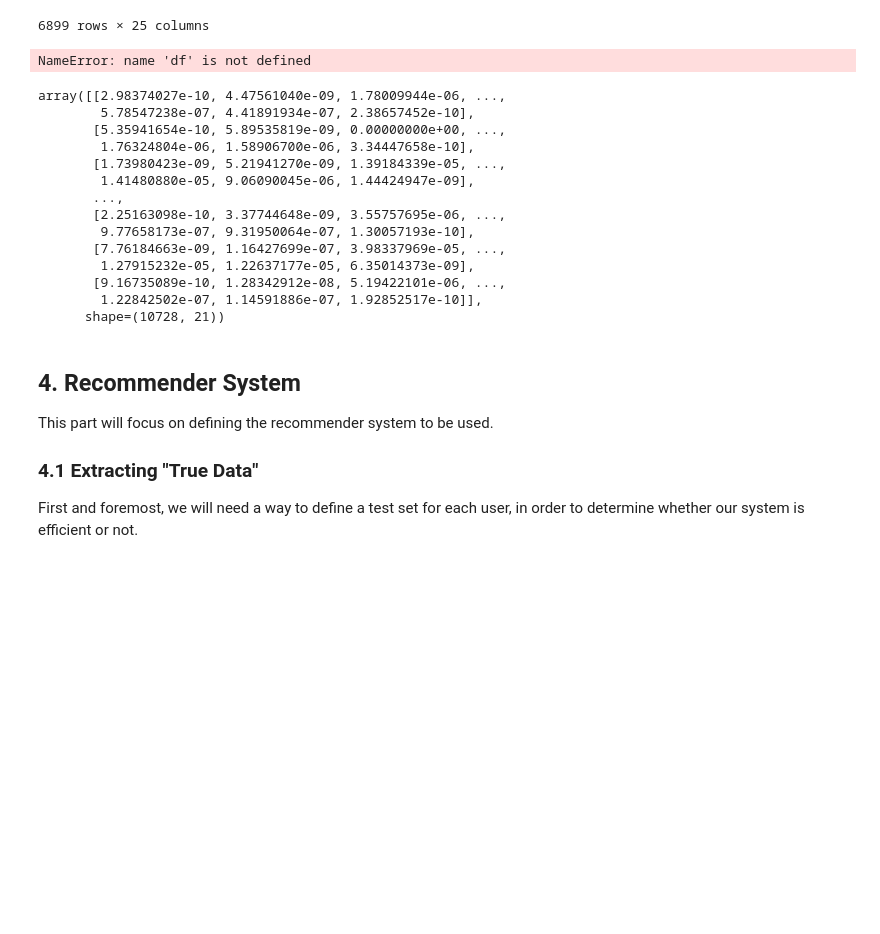
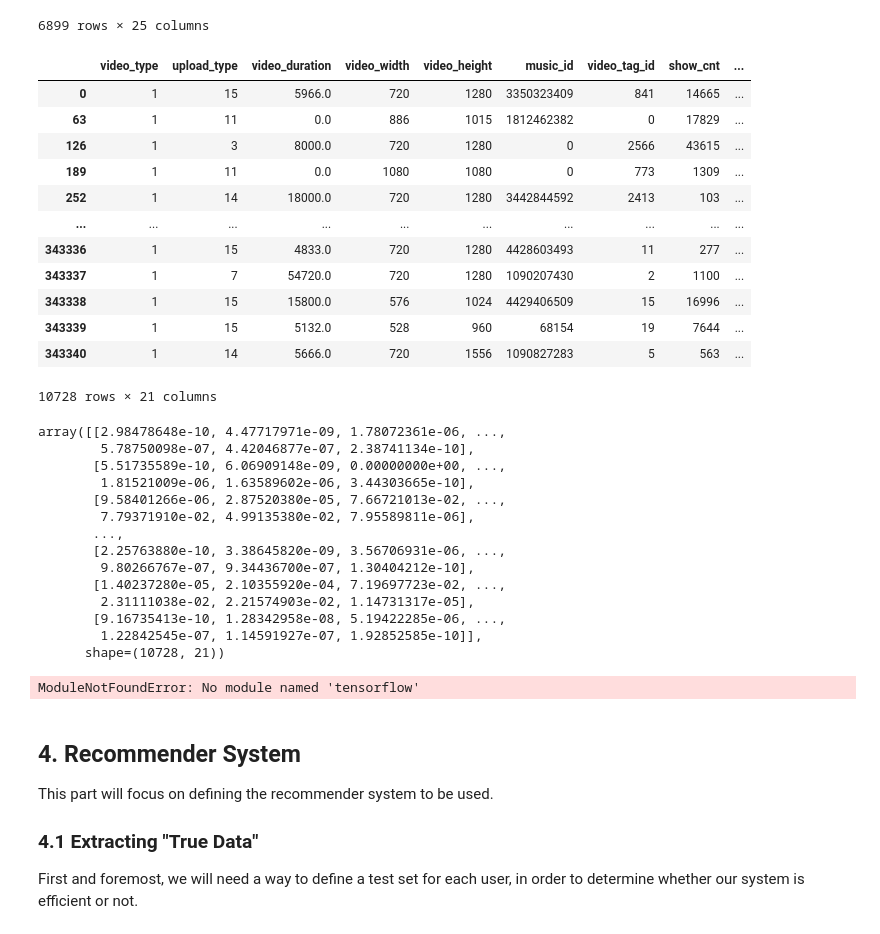
Before and after one commit to AlexisPetignat/FinalProject_2025_alexis.petignat, a Jupyter notebook: recommender.ipynb, the cells around one changed output. Saved outputs shown, nothing was run; the diff lists cells and outputs as text; code cells hidden in the pictures; blank space fills up the shorter version.

```diff
--- a/recommender.ipynb
+++ b/recommender.ipynb
@@ -465,18 +498,30 @@ user_tower
 # %%
 # Build tower for videos (excluding some fields like )
 video_tower = videos[['video_type', 'upload_type', 'video_duration','video_width', 'video_height', 'music_id', 'video_tag_id','show_cnt', 'show_user_num', 'play_cnt', 'play_user_num',
                 'play_duration', 'complete_play_cnt', 'complete_play_user_num', 'valid_play_cnt', 'valid_play_user_num', 'long_time_play_cnt',
                 'long_time_play_user_num', 'short_time_play_cnt', 'short_time_play_user_num', 'play_progress']].copy()
 
 # Replace non integer fields by integers (labels)
 video_tower["video_type"] = LabelEncoder().fit_transform(video_tower["video_type"])
 video_tower["upload_type"] = LabelEncoder().fit_transform(video_tower["upload_type"])
 
 # Put fields with high value to log scale
-video_tower["play_duration"] = np.log1p(df["play_duration"])
+video_tower["play_duration"] = np.log1p(video_tower["play_duration"])
 video_tower
 # %% [output]
+|  | video_type | upload_type | video_duration | video_width | video_height | music_id | video_tag_id | show_cnt | ... |
+| 0 | 1 | 15 | 5966.0 | 720 | 1280 | 3350323409 | 841 | 14665 | ... |
+| 63 | 1 | 11 | 0.0 | 886 | 1015 | 1812462382 | 0 | 17829 | ... |
+| 126 | 1 | 3 | 8000.0 | 720 | 1280 | 0 | 2566 | 43615 | ... |
+| 189 | 1 | 11 | 0.0 | 1080 | 1080 | 0 | 773 | 1309 | ... |
+| 252 | 1 | 14 | 18000.0 | 720 | 1280 | 3442844592 | 2413 | 103 | ... |
+| ... | ... | ... | ... | ... | ... | ... | ... | ... | ... |
+| 343336 | 1 | 15 | 4833.0 | 720 | 1280 | 4428603493 | 11 | 277 | ... |
+| 343337 | 1 | 7 | 54720.0 | 720 | 1280 | 1090207430 | 2 | 1100 | ... |
+| 343338 | 1 | 15 | 15800.0 | 576 | 1024 | 4429406509 | 15 | 16996 | ... |
+| 343339 | 1 | 15 | 5132.0 | 528 | 960 | 68154 | 19 | 7644 | ... |
+| 343340 | 1 | 14 | 5666.0 | 720 | 1556 | 1090827283 | 5 | 563 | ... |
-NameError: name 'df' is not defined
+10728 rows × 21 columns
 # %%
 from sklearn.preprocessing import normalize
 
@@ -485,17 +530,17 @@ video_embeds = normalize(video_tower)
 
 video_embeds
 # %% [output]
-array([[2.98374027e-10, 4.47561040e-09, 1.78009944e-06, ...,
-        5.78547238e-07, 4.41891934e-07, 2.38657452e-10],
-       [5.35941654e-10, 5.89535819e-09, 0.00000000e+00, ...,
-        1.76324804e-06, 1.58906700e-06, 3.34447658e-10],
-       [1.73980423e-09, 5.21941270e-09, 1.39184339e-05, ...,
-        1.41480880e-05, 9.06090045e-06, 1.44424947e-09],
+array([[2.98478648e-10, 4.47717971e-09, 1.78072361e-06, ...,
+        5.78750098e-07, 4.42046877e-07, 2.38741134e-10],
+       [5.51735589e-10, 6.06909148e-09, 0.00000000e+00, ...,
+        1.81521009e-06, 1.63589602e-06, 3.44303665e-10],
+       [9.58401266e-06, 2.87520380e-05, 7.66721013e-02, ...,
+        7.79371910e-02, 4.99135380e-02, 7.95589811e-06],
        ...,
-       [2.25163098e-10, 3.37744648e-09, 3.55757695e-06, ...,
-        9.77658173e-07, 9.31950064e-07, 1.30057193e-10],
-       [7.76184663e-09, 1.16427699e-07, 3.98337969e-05, ...,
-        1.27915232e-05, 1.22637177e-05, 6.35014373e-09],
-       [9.16735089e-10, 1.28342912e-08, 5.19422101e-06, ...,
-        1.22842502e-07, 1.14591886e-07, 1.92852517e-10]],
+       [2.25763880e-10, 3.38645820e-09, 3.56706931e-06, ...,
+        9.80266767e-07, 9.34436700e-07, 1.30404212e-10],
+       [1.40237280e-05, 2.10355920e-04, 7.19697723e-02, ...,
+        2.31111038e-02, 2.21574903e-02, 1.14731317e-05],
+       [9.16735413e-10, 1.28342958e-08, 5.19422285e-06, ...,
+        1.22842545e-07, 1.14591927e-07, 1.92852585e-10]],
       shape=(10728, 21))
@@ -504,3 +547,19 @@ print("Okay")
+# %%
+from tensorflow.keras import layers, Model
+
+EMBED_DIM = 32
+
+# User tower
+user_input = layers.Input(shape=(), dtype=tf.string, name="user_id")
+user_embedding = layers.Embedding(input_dim=num_users, output_dim=EMBED_DIM)(user_input)
+user_vector = layers.Dense(EMBED_DIM, activation="relu")(user_embedding)
+
+# Video tower
+video_input = layers.Input(shape=(), dtype=tf.string, name="video_id")
+video_embedding = layers.Embedding(input_dim=num_items, output_dim=EMBED_DIM)(video_input)
+video_vector = layers.Dense(EMBED_DIM, activation="relu")(video_embedding)
+# %% [output]
+ModuleNotFoundError: No module named 'tensorflow'
 # %% [markdown]
 ## 4. Recommender System
 
```
Also changed, not shown: parts of 33 cells of this notebook.
